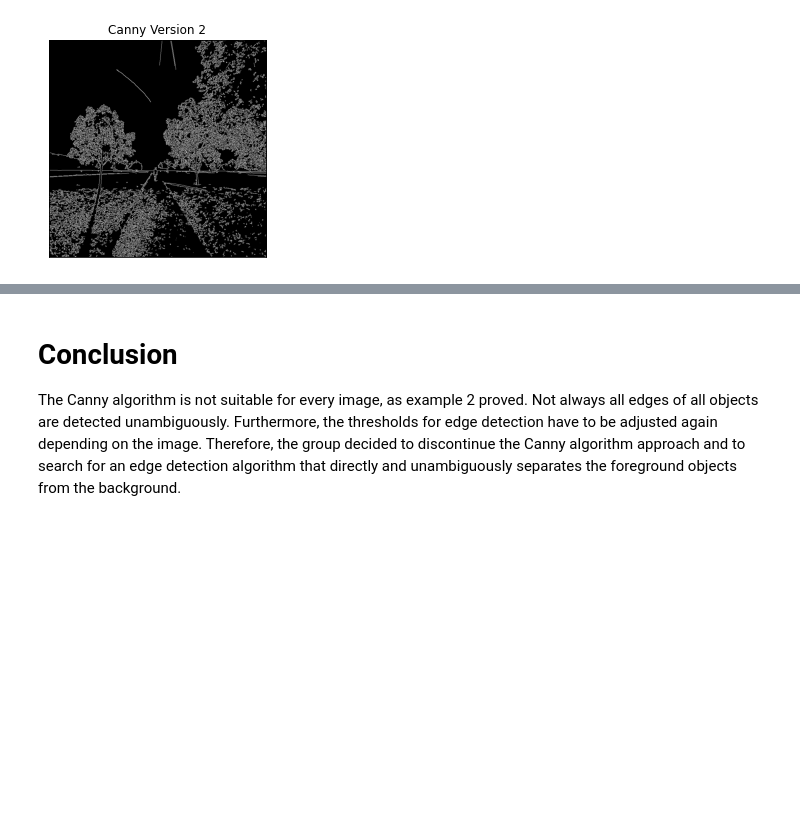
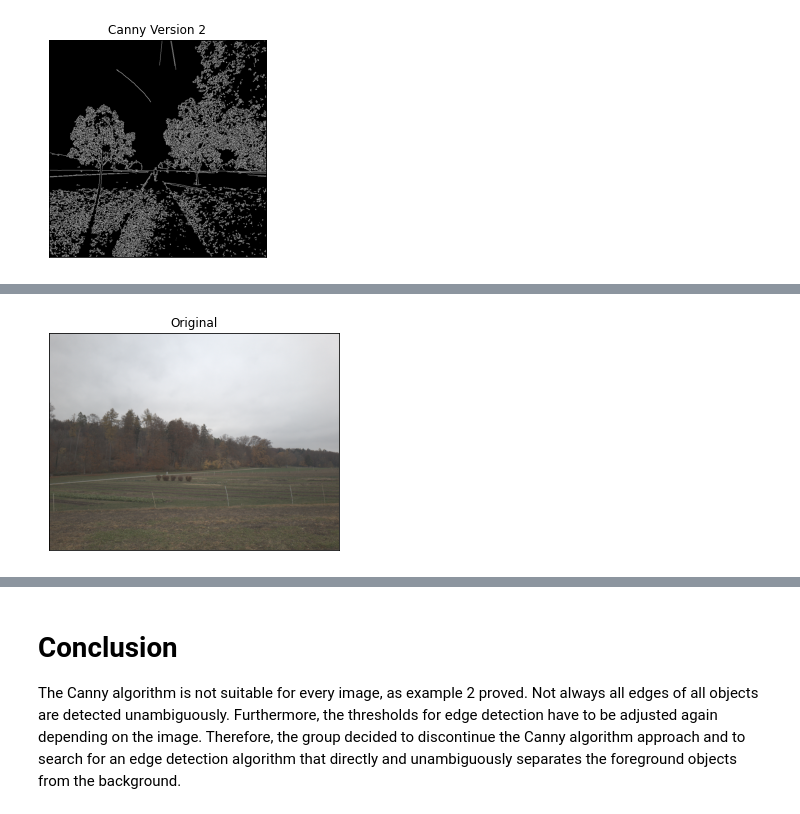
Before and after one commit to uol-mediaprocessing-202021/medienverarbeitung-b-color-and-tone-correction, a Jupyter notebook: Canny.ipynb, the cells around one changed output, grey strips where cells are left out. Cells and saved outputs as stored; diff of their text form; code cells hidden in the pictures; blank space fills up the shorter version.

```diff
--- a/Canny.ipynb
+++ b/Canny.ipynb
@@ -119,0 +151,10 @@ plt.show()
+# %%
+img5 = cv2.imread('/content/gdrive/MyDrive/Zurich-RAW-to-DSLR-Dataset/full_resolution/huawei_visualized/190.png')
+RGB_src = cv2.cvtColor(img5, cv2.COLOR_BGR2RGB)
+# %%
+plt.figure()
+plt.title("Original"), plt.xticks([]), plt.yticks([])
+plt.imshow(RGB_src)
+plt.show()
+# %% [output]
+[figure, added]
```
Also changed, not shown: parts of 15 cells of this notebook.
